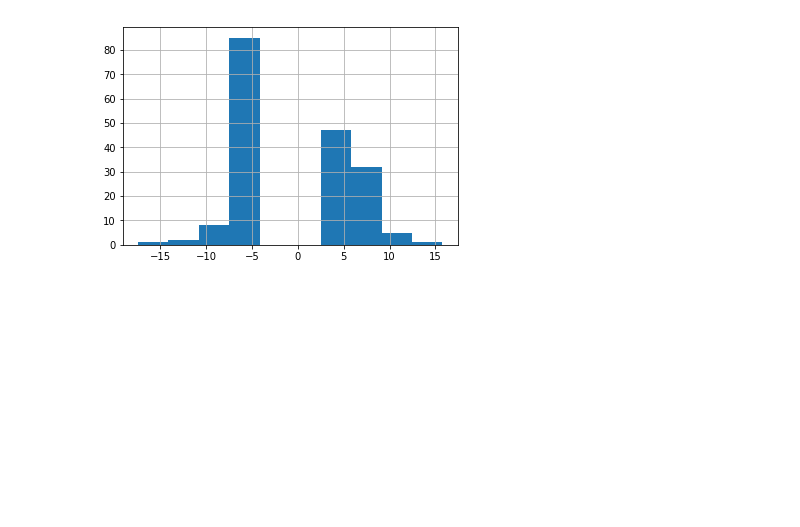
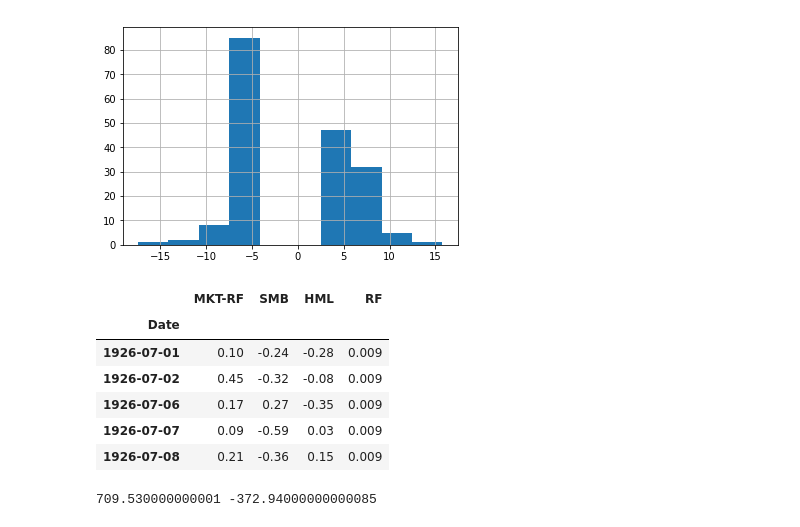
Before and after one commit to JoeOBrien/MarketReturnsAnalysis, a Jupyter notebook: MarketReturnsAnalysis.ipynb, the cells around one changed output. Cells and saved outputs as stored; diff of their text form; code cells hidden in the pictures; blank space fills up the shorter version.

```diff
--- a/MarketReturnsAnalysis.ipynb
+++ b/MarketReturnsAnalysis.ipynb
@@ -166,0 +128,10 @@ fsd['MKT-RF'].hist()
+# %%
+ff.head()
+# %% [output]
+|  | MKT-RF | SMB | HML | RF |
+| Date |  |  |  |  |
+| 1926-07-01 | 0.10 | -0.24 | -0.28 | 0.009 |
+| 1926-07-02 | 0.45 | -0.32 | -0.08 | 0.009 |
+| 1926-07-06 | 0.17 | 0.27 | -0.35 | 0.009 |
+| 1926-07-07 | 0.09 | -0.59 | 0.03 | 0.009 |
+| 1926-07-08 | 0.21 | -0.36 | 0.15 | 0.009 |
@@ -166,0 +170,4 @@ fsd['MKT-RF'].hist()
+# %%
+mr = plot_returns_ex_days(ff, no_days=242)
+# %% [output]
+709.530000000001 -372.94000000000085
```
Also changed, not shown: parts of 23 cells of this notebook.
